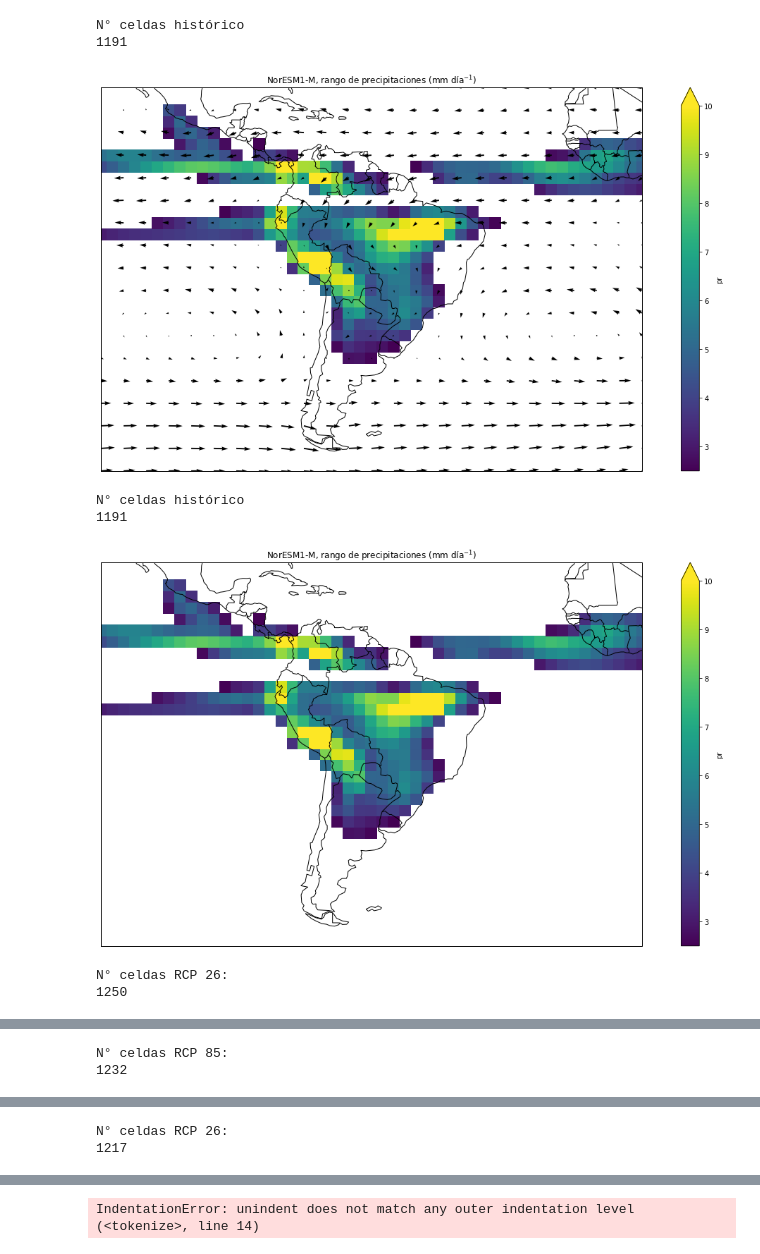
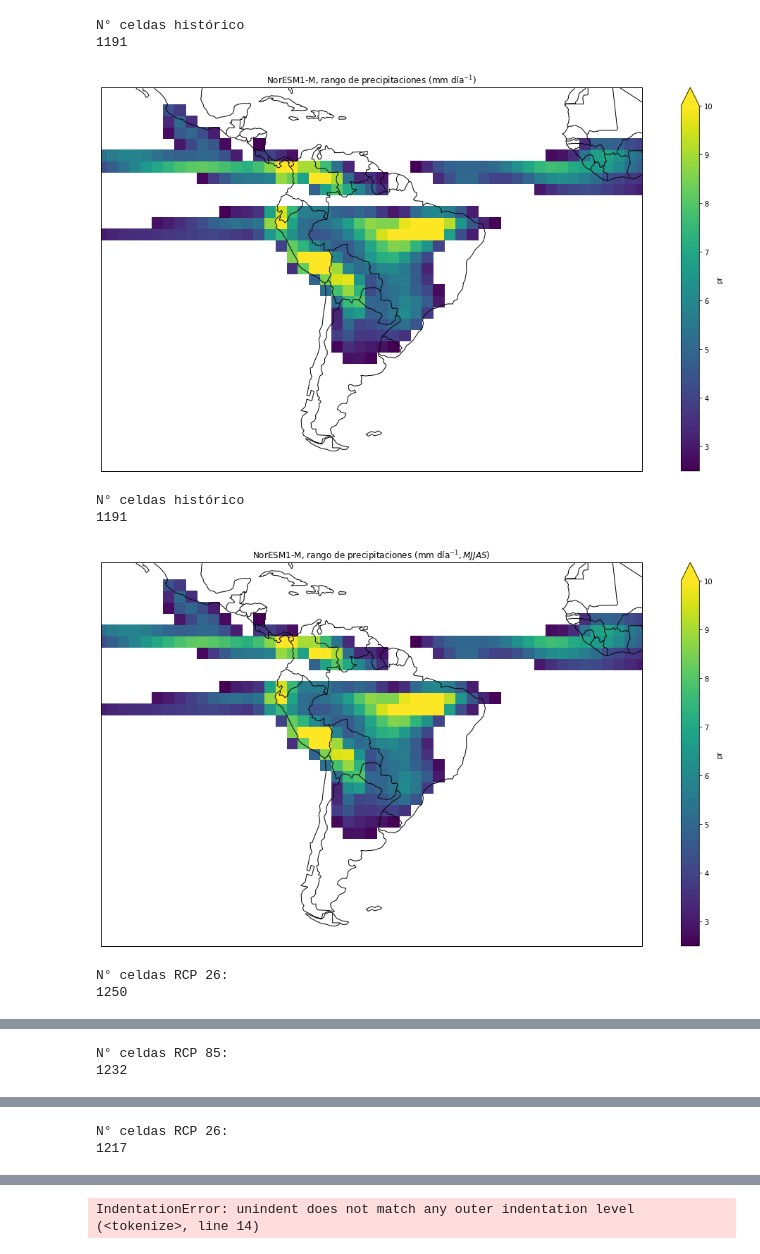
Before and after one commit to blychs/climatologia_fisica, a Jupyter notebook: practica2.ipynb, the cells around one changed output, grey strips where cells are left out. Cells and saved outputs as stored; diff of their text form; code cells hidden in the pictures.

Commit message:
sin streamline (aunque anda), con quiver mejorado

```diff
--- a/practica2.ipynb
+++ b/practica2.ipynb
@@ -200,8 +189,6 @@ monsoon_nh_hist, area_nh_hist = set_monsoon_area(pr_c5_hist.pr.mean(dim='ensembl
 ax = ploteo_general(monsoon_sh_hist.combine_first(monsoon_nh_hist), vmax=10,
                title='NorESM1-M, rango de precipitaciones (mm día$^{-1}$)')
 ax.set_extent([-120, 0, -60, 25], crs=crs_latlon)
-ax.quiver(u.lon[0::2], u.lat[0::2], u.where(load_mask(u)[0]).mean(dim='time')[0::2, 0::2],
-                                            v.where(load_mask(v)[0]).mean(dim='time')[0::2, 0::2])
 print('N° celdas histórico ')
 print((area_nh_hist + area_sh_hist).sum().values)
 plt.show()
@@ -210,10 +197,8 @@ plt.show()
 monsoon_sh_hist, area_sh_hist = set_monsoon_area(pr_c5_hist.pr.mean(dim='ensemble'))
 monsoon_nh_hist, area_nh_hist = set_monsoon_area(pr_c5_hist.pr.mean(dim='ensemble'), hemisphere='NH')
 ax = ploteo_general(monsoon_sh_hist.combine_first(monsoon_nh_hist), vmax=10,
-               title='NorESM1-M, rango de precipitaciones (mm día$^{-1}$)')
+               title='NorESM1-M, rango de precipitaciones (mm día$^{-1}, MJJAS$)')
 ax.set_extent([-120, 0, -60, 25], crs=crs_latlon)
-ax.streamplot(lonu, u.lat, uvel_summer.mean(axis=0), vvel_summer.mean(axis=0), color='k')
-#ax.streamplot(lonu, u.lat, uvel_winter.mean(axis=0), vvel_winter.mean(axis=0), color='r')
 print('N° celdas histórico ')
 print((area_nh_hist + area_sh_hist).sum().values)
 plt.show()
@@ -235,35 +220,35 @@ monsoon_nh_85_close, area_nh_85_close = set_monsoon_area(pr_c5_85_close.pr, hemi
 ploteo_general(monsoon_sh_85_close.combine_first(monsoon_nh_85_close), vmax = 10,
                title='NorESM1-M - RCP85, 2020-2050, rango de ppnes (mm días$^{-1}$)')
 print('N° celdas RCP 85:')
 print((area_nh_85_close + area_sh_85_close).sum().values)
 plt.show()
 
 #####
 
 monsoon_sh_26_far, area_sh_26_far = set_monsoon_area(pr_c5_26_far.pr)
 monsoon_nh_26_far, area_nh_26_far = set_monsoon_area(pr_c5_26_far.pr, hemisphere='NH')
 ploteo_general(monsoon_sh_26_far.combine_first(monsoon_nh_26_far), vmax = 10,
                title='NorESM1-M - RCP26, 2070-2100, rango de ppnes (mm días$^{-1}$)')
 print('N° celdas RCP 26:')
 print((area_nh_26_far + area_sh_26_far).sum().values)
 plt.show()
 
 #####
 
 monsoon_sh_85_far, area_sh_85_far = set_monsoon_area(pr_c5_85_far.pr)
 monsoon_nh_85_far, area_nh_85_far = set_monsoon_area(pr_c5_85_far.pr, hemisphere='NH')
 ploteo_general(monsoon_sh_85_far.combine_first(monsoon_nh_85_far), vmax = 10,
                title='NorESM1-M - RCP26, 2070-2100, rango de ppnes (mm días$^{-1}$)')
 print('N° celdas RCP 85:')
 print((area_nh_85_far + area_sh_85_far).sum().values)
 plt.show()
 # %% [output]
 N° celdas histórico
 1191
-[figure, old version]
+[figure, new version]
 N° celdas histórico
 1191
-[figure, old version]
+[figure, new version]
 N° celdas RCP 26:
 1250
 [figure]
```
Also changed, not shown: parts of 5 cells of this notebook.
